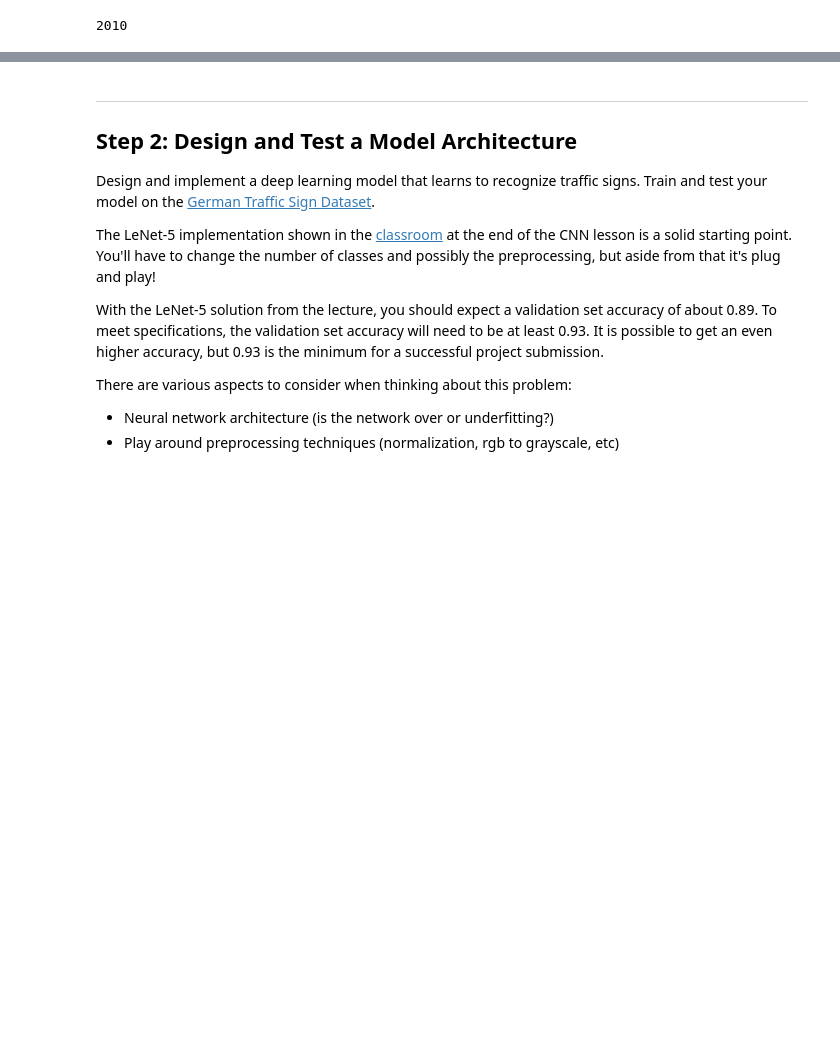
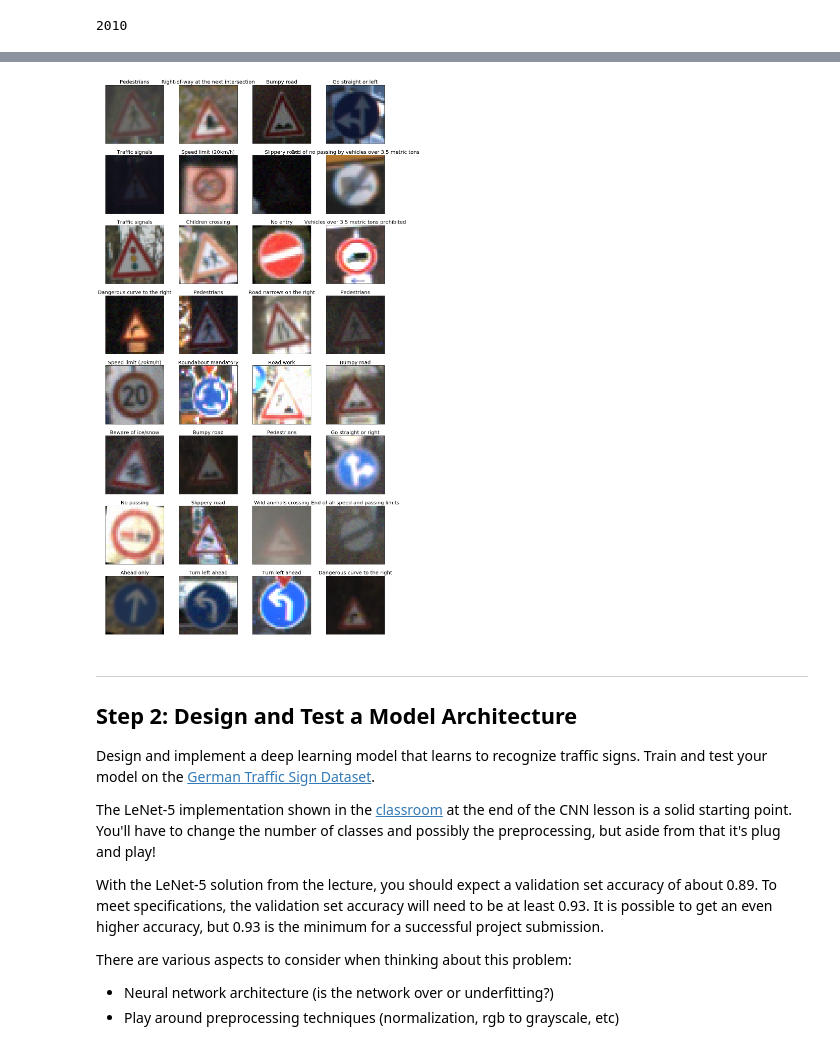
Before and after one commit to KeisukeShimokawa/CarND-Traffic-Sign-Classifier-Project, a Jupyter notebook: Traffic_Sign_Classifier.ipynb, the cells around one changed output, grey strips where cells are left out. Drawn from its saved outputs; the diff is of its cells as text; code cells hidden in the pictures; blank space fills up the shorter version.

```diff
--- a/Traffic_Sign_Classifier.ipynb
+++ b/Traffic_Sign_Classifier.ipynb
@@ -566,3 +495,7 @@ sns.countplot(np.concatenate((y_train, y_train_augment)))
+# %%
+plot_nrows_ncols(X_train_augment, y_train_augment, id2name, 8, 4)
+# %% [output]
+[figure, added]
 # %% [markdown]
 ----
 
```
Also changed, not shown: parts of 68 cells of this notebook.
